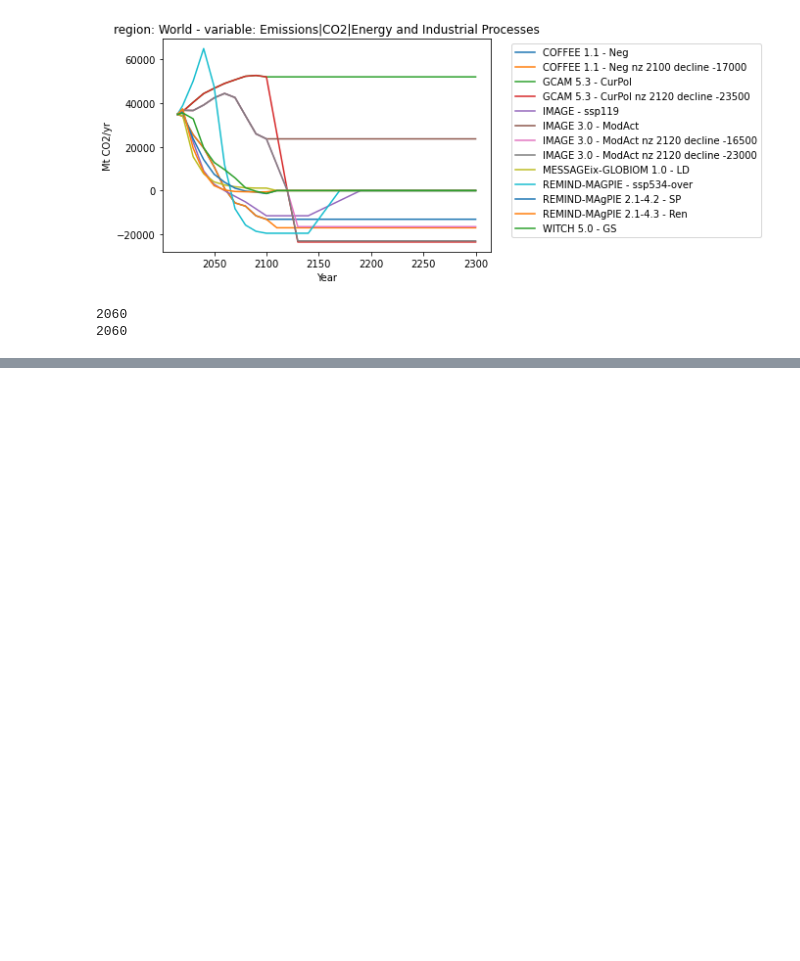
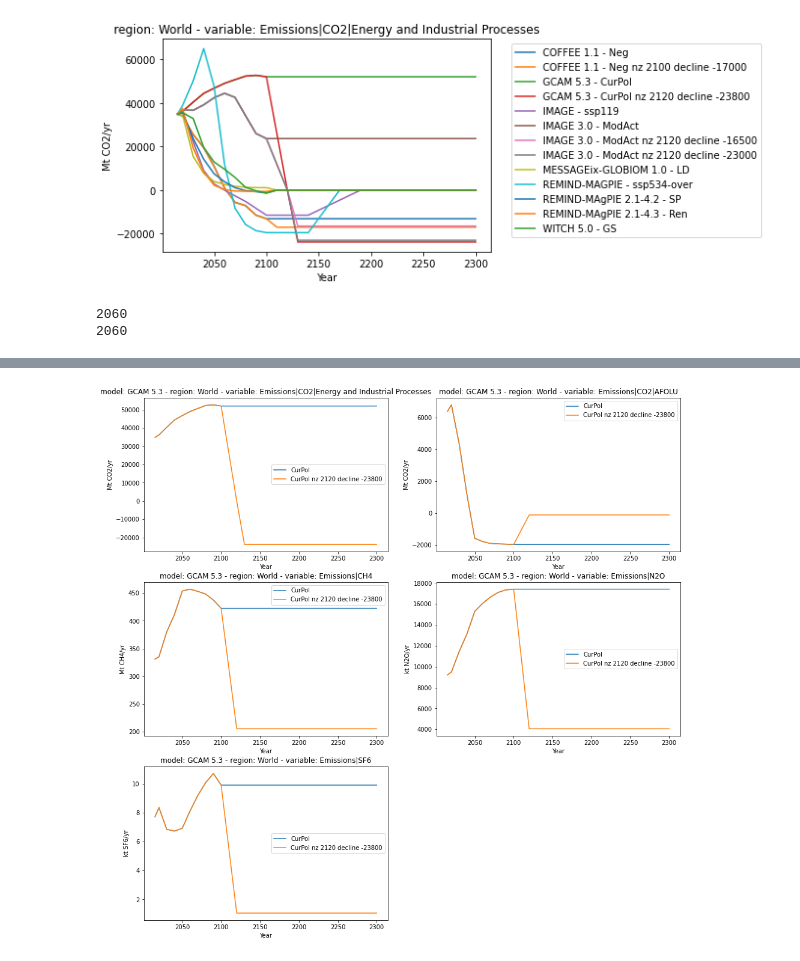
Before and after one commit to Rlamboll/PROVIDEemissions, a Jupyter notebook: notebooks/Select_pathways.ipynb, the cells around one changed output, grey strips where cells are left out. Cells and saved outputs as stored; diff of their text form; code cells hidden in the pictures; blank space fills up the shorter version.

Commit message:
Updated scenario to match 1.5C more accurately

```diff
--- a/notebooks/Select_pathways.ipynb
+++ b/notebooks/Select_pathways.ipynb
@@ -425,7 +425,7 @@ neg_scen_data
 |  |  |  | Emissions|VOC | Mt VOC/yr | 73.083545 |
 # %%
 new_scens = []
-value_lims_map = {"CurPol": [-23500], "ModAct": [-23000, -16500], "Neg": [-17000]}
+value_lims_map = {"CurPol": [-23800], "ModAct": [-23000, -16500], "Neg": [-17000]}
 for base_scen in ["CurPol", "ModAct", "Neg"]:
     curpol_nz_base = extended_df.filter(
         scenario=base_scen, variable=negscenvar
@@ -551,6 +551,11 @@ for scenario in ["GS", "Neg", "SP"]:
     for year in [y for y in clone.columns if y > nzyear]:
         clone[year] = clone[nzyear]
     nzghg_scens.append(clone)
+# %%
+# LD net zero is the same as LD
+clone = extended_df.filter(scenario="LD")
+clone = clone.rename({"scenario":{"LD": "LD_NZGHG"}})
+nzghg_scens.append(clone)
 # %%
 extended_df = extended_df.append(pyam.concat(nzghg_scens))
 # %%
@@ -612,0 +596,7 @@ extended_df.filter(variable="*N2O", year=[2100, 2110, 2120]).timeseries()
+# %%
+plt.figure(figsize=(16, 16))
+for i, var in enumerate([co2eni, co2afolu, ch4, "Emissions|N2O", 'Emissions|SF6']):
+    ax = plt.subplot(3, 2, i+1)
+    extended_df.filter(variable=var, scenario="CurPol*").plot(ax=ax)
+# %% [output]
+[figure, added]
```
Also changed, not shown: parts of 9 cells of this notebook, 1 other file.
